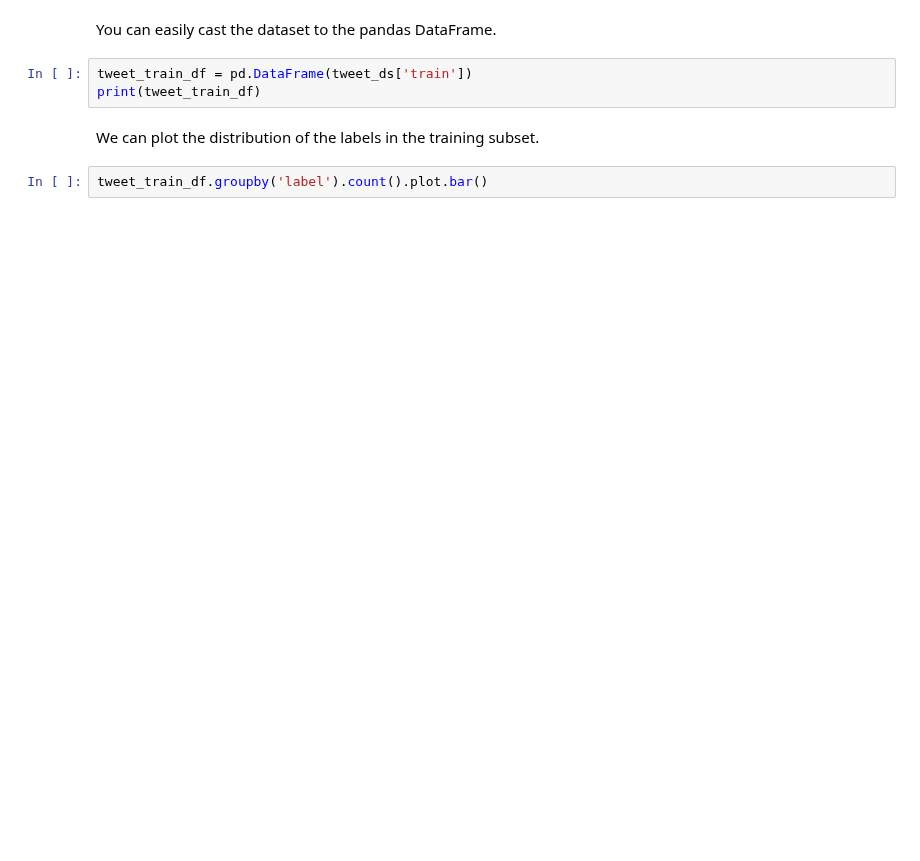
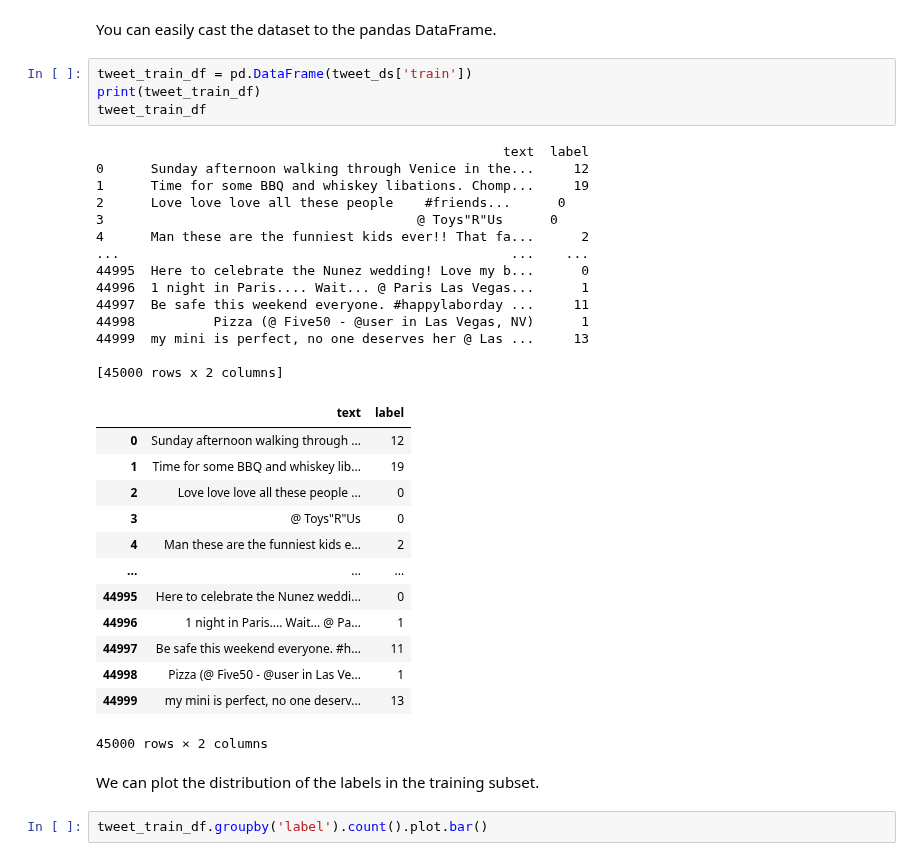
Before and after one commit to vddobush/NLP_Project, a Jupyter notebook: lab1_empty.ipynb, the cells around one changed output. Cells and saved outputs as stored; diff of their text form; blank space fills up the shorter version.

```diff
--- a/lab1_empty.ipynb
+++ b/lab1_empty.ipynb
@@ -168,6 +194,35 @@ You can easily cast the dataset to the pandas DataFrame.
 # %%
 tweet_train_df = pd.DataFrame(tweet_ds['train'])
 print(tweet_train_df)
+tweet_train_df
+# %% [output]
+                                                    text  label
+0      Sunday afternoon walking through Venice in the...     12
+1      Time for some BBQ and whiskey libations. Chomp...     19
+2      Love love love all these people ️ ️ ️ #friends...      0
+3                                    ️ ️ ️ ️ @ Toys"R"Us      0
+4      Man these are the funniest kids ever!! That fa...      2
+...                                                  ...    ...
+44995  Here to celebrate the Nunez wedding! Love my b...      0
+44996  1 night in Paris.... Wait... @ Paris Las Vegas...      1
+44997  Be safe this weekend everyone. #happylaborday ...     11
+44998          Pizza (@ Five50 - @user in Las Vegas, NV)      1
+44999  my mini is perfect, no one deserves her @ Las ...     13
+
+[45000 rows x 2 columns]
+|  | text | label |
+| 0 | Sunday afternoon walking through ... | 12 |
+| 1 | Time for some BBQ and whiskey lib... | 19 |
+| 2 | Love love love all these people ️... | 0 |
+| 3 | ️ ️ ️ ️ @ Toys"R"Us | 0 |
+| 4 | Man these are the funniest kids e... | 2 |
+| ... | ... | ... |
+| 44995 | Here to celebrate the Nunez weddi... | 0 |
+| 44996 | 1 night in Paris.... Wait... @ Pa... | 1 |
+| 44997 | Be safe this weekend everyone. #h... | 11 |
+| 44998 | Pizza (@ Five50 - @user in Las Ve... | 1 |
+| 44999 | my mini is perfect, no one deserv... | 13 |
+45000 rows × 2 columns
 # %% [markdown]
 We can plot the distribution of the labels in the training subset.
 # %%
```
Also changed, not shown: parts of 14 cells of this notebook.
